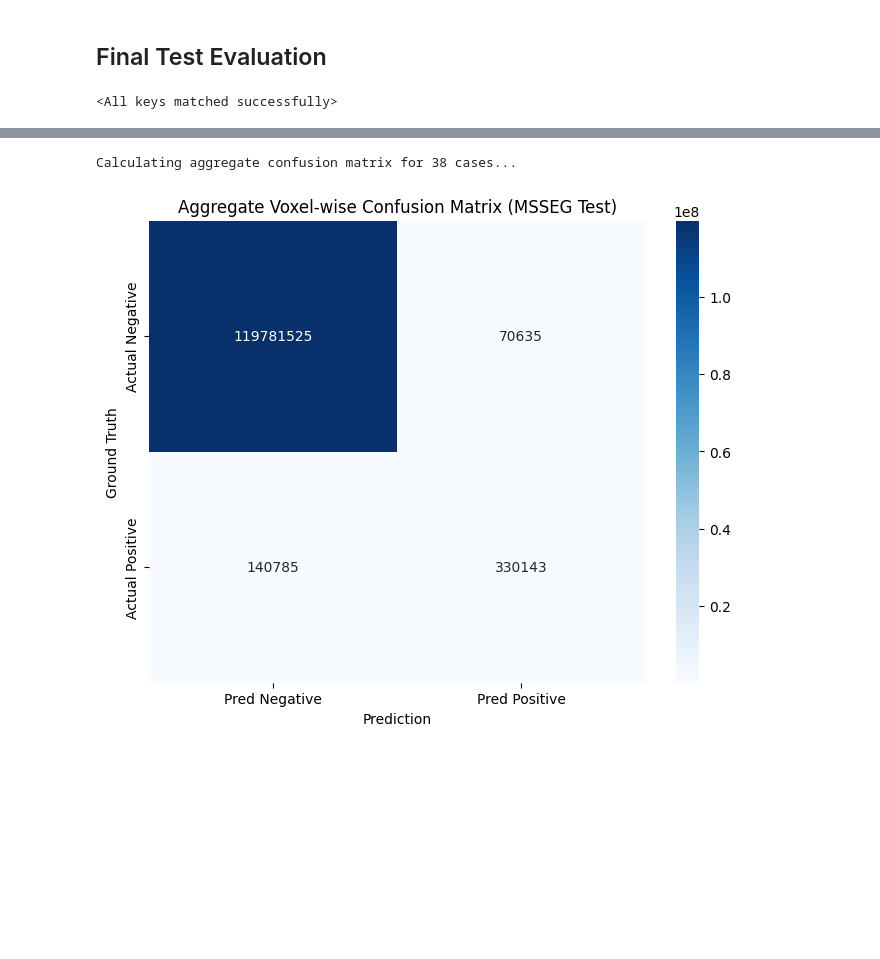
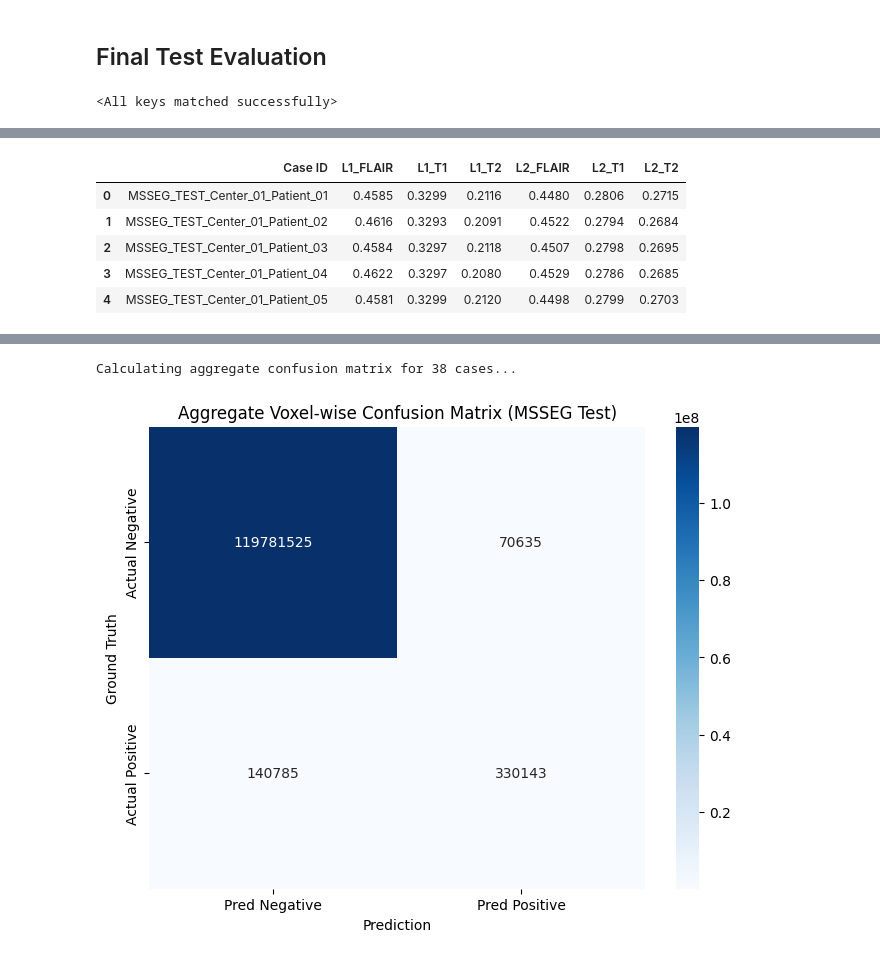
Before and after one commit to aligreo/TriEncoder-Unet-Project, a Jupyter notebook: msseg_preprocessing_archeticture_final_experiment.ipynb, the cells around one changed output, grey strips where cells are left out. Cells and saved outputs as stored; diff of their text form; code cells hidden in the pictures; blank space fills up the shorter version.

```diff
--- a/msseg_preprocessing_archeticture_final_experiment.ipynb
+++ b/msseg_preprocessing_archeticture_final_experiment.ipynb
@@ -768,0 +822,5 @@ HD95:        17.9605 mm
+# %%
+# Update column names to English
+pd.set_option('display.float_format', lambda x: '%.4f' % x)
+summary_stats.columns = ['Mean', 'Std']
+display(summary_stats)
@@ -768,0 +1170,81 @@ HD95:        17.9605 mm
+# %%
+import os
+import pandas as pd
+import torch
+import numpy as np
+import matplotlib.pyplot as plt
+from monai.inferers import sliding_window_inference
+from tqdm.auto import tqdm
+
+# 1. Identify representative cases
+best_case_id = df_final_results.loc[df_final_results['Dice'].idxmax(), 'Case ID']
+worst_case_id = df_final_results.loc[df_final_results['Dice'].idxmin(), 'Case ID']
+avg_dice = df_final_results['Dice'].mean()
+median_case_id = df_final_results.iloc[(df_final_results['Dice'] - avg_dice).abs().dropna().argsort()[:1]]['Case ID'].values[0]
+small_lesion_case_id = df_lesion_wise.loc[df_lesion_wise['GT Lesions'].idxmax(), 'Case ID']
+
+target_cases = {
+    "Best": best_case_id,
+    "Worst": worst_case_id,
+    "Average": median_case_id,
+    "Small_Lesions": small_lesion_case_id
+}
+
+modality_weights_list = []
+output_explain_dir = "interpretability_results"
+os.makedirs(output_explain_dir, exist_ok=True)
+
+model.eval()
+print("Extracting interpretability outputs via sliding window...")
+
+with torch.no_grad():
+    for test_data in tqdm(test_loader, desc="Explainability Inference"):
+        inputs = test_data["image"].to(device)
+        case_id = test_data.get("case_id", ["Unknown"])[0]
+
+        # Using a container to avoid nonlocal binding issues
+        container = {"weights": None}
+
+        def predictor_wrapper(patch):
+            out, att, weights = model(patch, return_aux=False, return_attention=True)
+            if container["weights"] is None:
+                container["weights"] = {k: v.cpu().numpy().mean(axis=0) for k, v in weights.items()}
+            return out
+
+        with torch.amp.autocast(device_type=device.type, enabled=(device.type == "cuda")):
+            _ = sliding_window_inference(inputs, (96, 96, 96), 1, predictor_wrapper, overlap=0.0)
+
+        # Save weights
+        if container["weights"]:
+            mw1 = container["weights"]['level1']
+            mw2 = container["weights"]['level2']
+            modality_weights_list.append({
+                "Case ID": case_id,
+                "L1_FLAIR": mw1[0], "L1_T1": mw1[1], "L1_T2": mw1[2],
+                "L2_FLAIR": mw2[0], "L2_T1": mw2[1], "L2_T2": mw2[2]
+            })
+
+        # For target cases, run one forward on a central crop
+        for label, t_id in target_cases.items():
+            if case_id == t_id:
+                d, h, w = inputs.shape[2:]
+                # Central crop 96x96x96
+                crop_slice = inputs[:, :, d//2-48:d//2+48, h//2-48:h//2+48, w//2-48:w//2+48]
+                _, att_maps, _ = model(crop_slice, return_aux=False, return_attention=True)
+
+                att_data = att_maps['att1'].cpu().numpy()[0, 0]
+                mid = att_data.shape[2] // 2
+
+                fig, axes = plt.subplots(1, 2, figsize=(10, 4))
+                axes[0].imshow(crop_slice[0, 0, :, :, mid].cpu().numpy(), cmap='gray')
+                axes[0].set_title(f"Input - {label}")
+                im = axes[1].imshow(att_data[:, :, mid], cmap='hot')
+                axes[1].set_title("Attention Gate (L1)")
+                plt.colorbar(im, ax=axes[1])
+                plt.savefig(os.path.join(output_explain_dir, f"att_map_{label}.png"))
+                plt.close(fig)
+
+df_weights = pd.DataFrame(modality_weights_list)
+df_weights.to_csv(os.path.join(output_explain_dir, "modality_weights.csv"), index=False)
+display(df_weights.head())
+# %% [output]
@@ -768,0 +1252,6 @@ HD95:        17.9605 mm
+|  | Case ID | L1_FLAIR | L1_T1 | L1_T2 | L2_FLAIR | L2_T1 | L2_T2 |
+| 0 | MSSEG_TEST_Center_01_Patient_01 | 0.4585 | 0.3299 | 0.2116 | 0.4480 | 0.2806 | 0.2715 |
+| 1 | MSSEG_TEST_Center_01_Patient_02 | 0.4616 | 0.3293 | 0.2091 | 0.4522 | 0.2794 | 0.2684 |
+| 2 | MSSEG_TEST_Center_01_Patient_03 | 0.4584 | 0.3297 | 0.2118 | 0.4507 | 0.2798 | 0.2695 |
+| 3 | MSSEG_TEST_Center_01_Patient_04 | 0.4622 | 0.3297 | 0.2080 | 0.4529 | 0.2786 | 0.2685 |
+| 4 | MSSEG_TEST_Center_01_Patient_05 | 0.4581 | 0.3299 | 0.2120 | 0.4498 | 0.2799 | 0.2703 |
```
Also changed, not shown: parts of 14 cells of this notebook.
